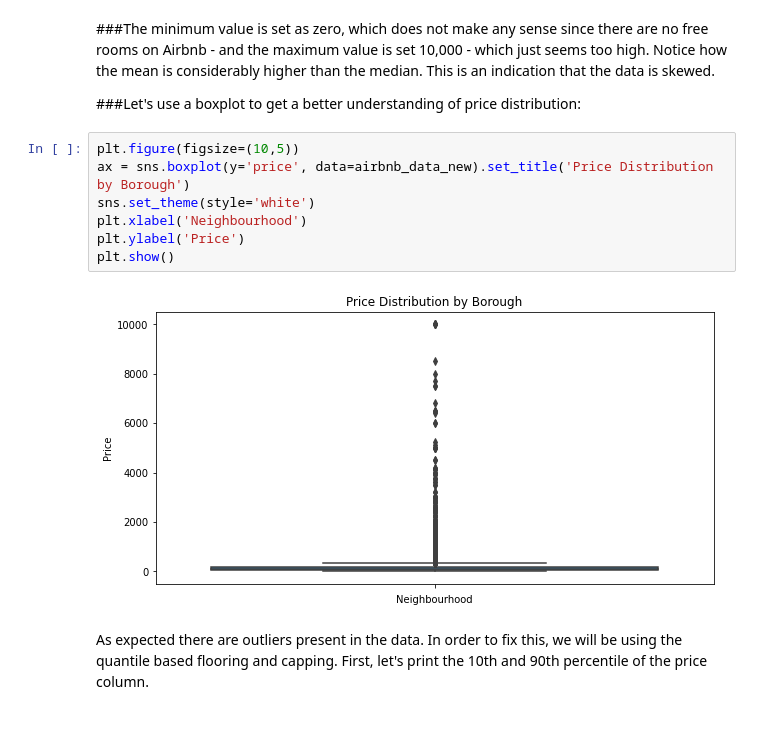
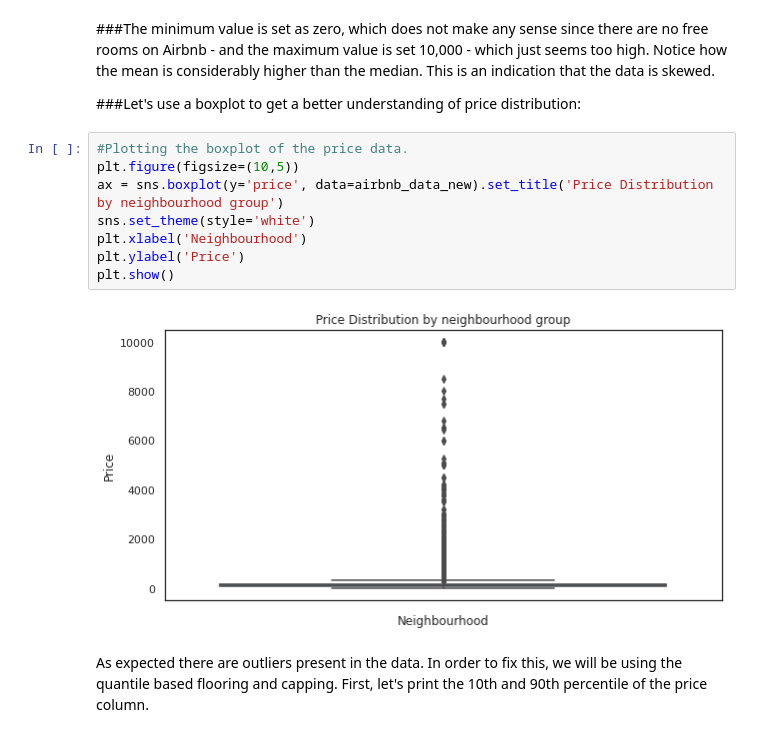
Before and after one commit to mehulbansal000111/Airbnb_bookings_analysis, a Jupyter notebook: Airbnb_Bookings_Analysis_Capstone_Project.ipynb, the cells around one changed output. Cells and saved outputs as stored; diff of their text form.

```diff
--- a/Airbnb_Bookings_Analysis_Capstone_Project.ipynb
+++ b/Airbnb_Bookings_Analysis_Capstone_Project.ipynb
@@ -298,14 +298,15 @@ airbnb_data_new.agg({'price':['mean','median','max','count']})
 
 ###Let's use a boxplot to get a better understanding of price distribution:
 # %%
+#Plotting the boxplot of the price data.
 plt.figure(figsize=(10,5))
-ax = sns.boxplot(y='price', data=airbnb_data_new).set_title('Price Distribution by Borough')
+ax = sns.boxplot(y='price', data=airbnb_data_new).set_title('Price Distribution by neighbourhood group')
 sns.set_theme(style='white')
 plt.xlabel('Neighbourhood')
 plt.ylabel('Price')
 plt.show()
 # %% [output]
-[figure, old version]
+[figure, new version]
 # %% [markdown]
 As expected there are outliers present in the data. In order to fix this, we will be using the quantile based flooring and capping.
 First, let's print the 10th and 90th percentile of the price column.
```
Also changed, not shown: parts of 9 cells of this notebook.
